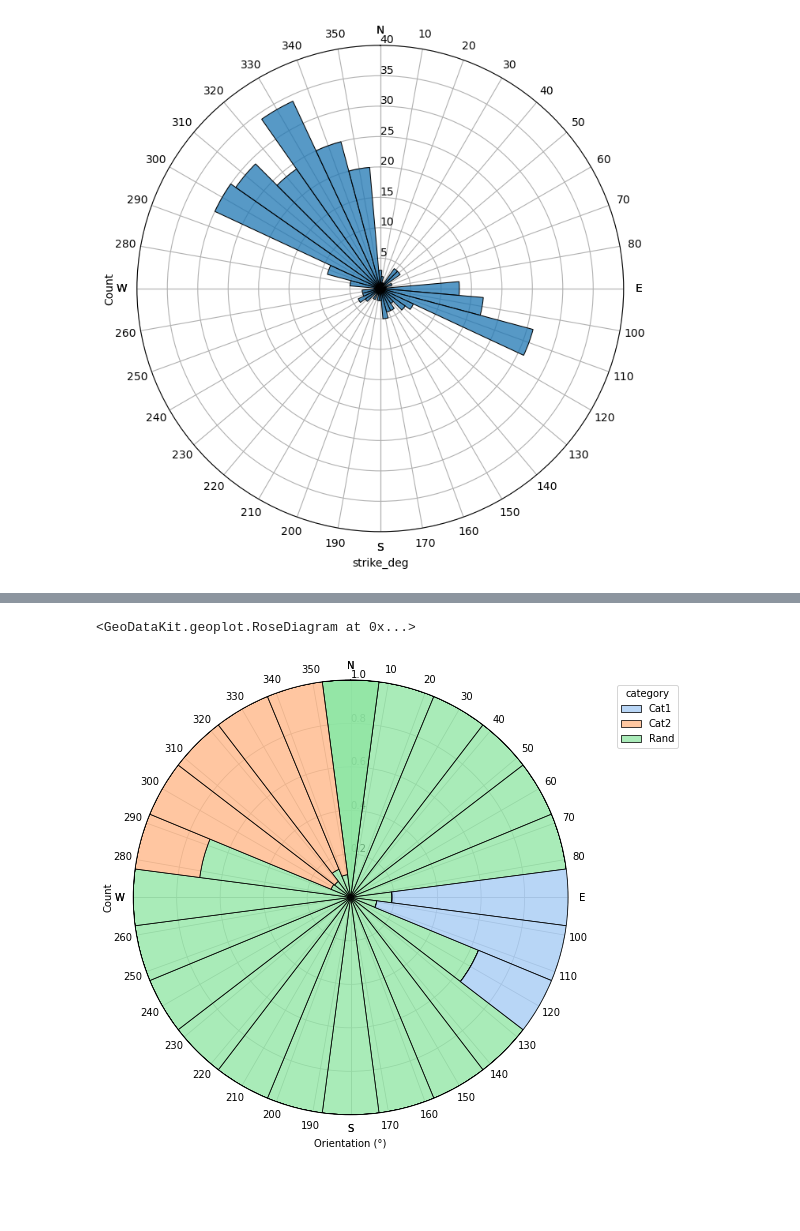
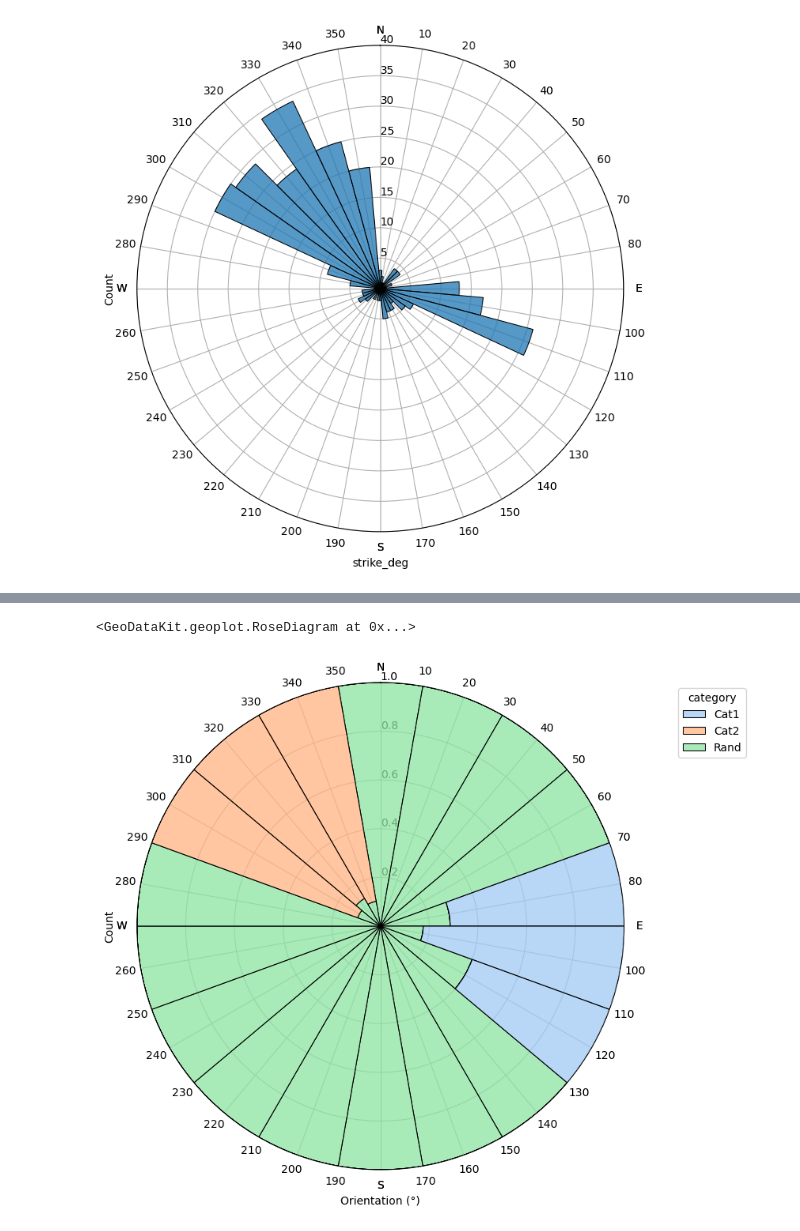
Before and after one commit to GeoISTO/GeoDataKit, a Jupyter notebook: notebook/demo_rose_diagram.ipynb, the cells around one changed output, grey strips where cells are left out. Cells and saved outputs as stored; diff of their text form; code cells hidden in the pictures; blank space fills up the shorter version.

Commit message:
fix rose diagram bins

```diff
--- a/notebook/demo_rose_diagram.ipynb
+++ b/notebook/demo_rose_diagram.ipynb
@@ -46,13 +46,14 @@ gp.rose_diagram(direction_data, category_label="category", bin_width=20,
 # %%
-gp.rose_diagram(direction_data, category_label="category", bin_width=15,
+gp.rose_diagram(direction_data, category_label="category",
+                 bin_width=20,
                  color_palette= "pastel",
                  category_order= None,
                  stat_type= "count",
                  x_axis_label= "Orientation (°)",
                  y_axis_label_location= "left",
                  bin_shape= "bars",
                  category_interaction= "proportion"
                )
 # %% [output]
 <GeoDataKit.geoplot.RoseDiagram at 0x...>
-[figure, old version]
+[figure, new version]
```
Also changed, not shown: parts of 1 cell of this notebook, 1 other file.
